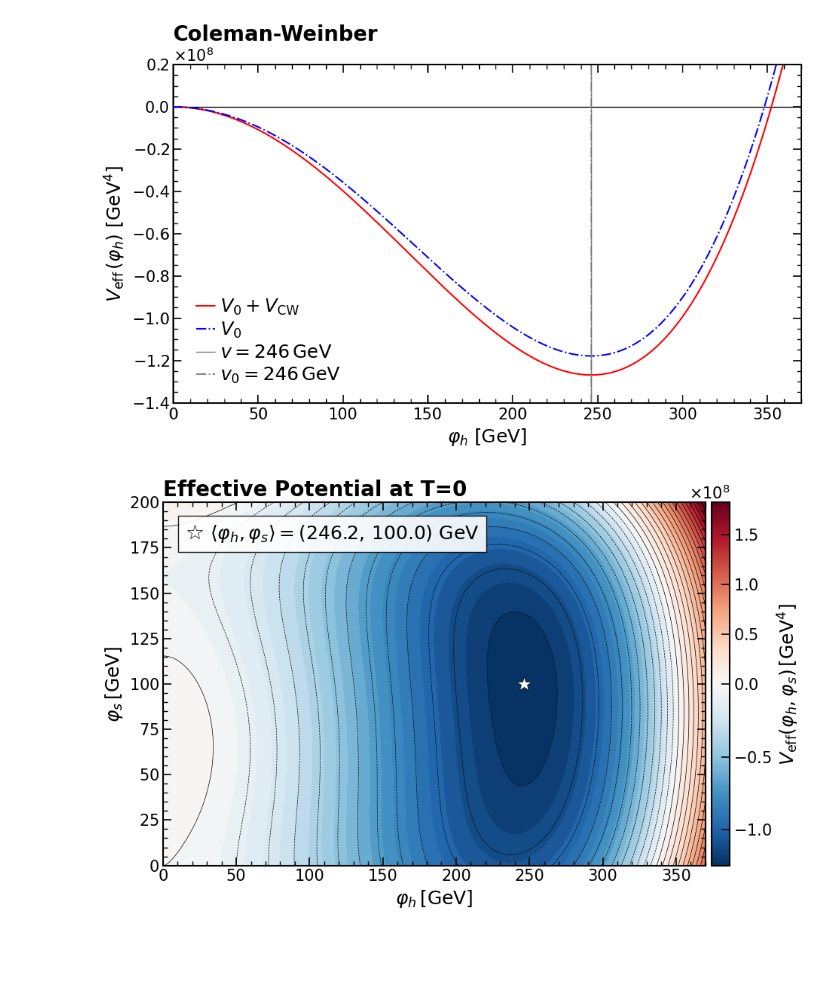
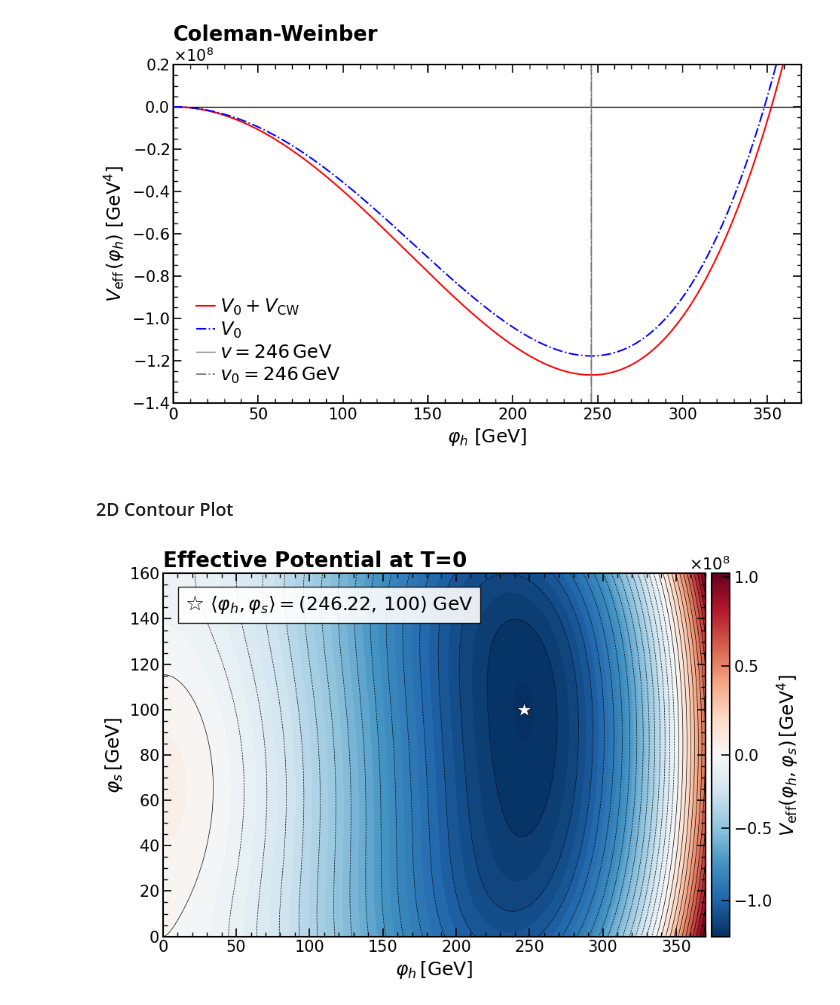
Before and after one commit to Diego-gt-phys/TFM-Repository, a Jupyter notebook: xSM_Analysis.ipynb, the cells around one changed output. Drawn from its saved outputs; the diff is of its cells as text; code cells hidden in the pictures; blank space fills up the shorter version.

```diff
--- a/xSM_Analysis.ipynb
+++ b/xSM_Analysis.ipynb
@@ -210,10 +214,12 @@ plt.savefig("Figures\CW.pdf", format="pdf", bbox_inches="tight")
 plt.show()
 # %% [output]
 [figure]
+# %% [markdown]
+### 2D Contour Plot
 # %%
 # Grid in (h, s)
 h_vals = np.linspace(0, 370, 700)
-s_vals = np.linspace(0, 200, 700)
+s_vals = np.linspace(0, 160, 700)
 H, S   = np.meshgrid(h_vals, s_vals)
 X_grid = np.column_stack([H.ravel(), S.ravel()])
 V_grid = model.Vtot(X_grid, 0.0).reshape(H.shape)
@@ -228,7 +234,7 @@ fig, ax = plt.subplots(figsize=(9.7, 6))
 cp = ax.contourf(H, S, V_shifted, levels=60, cmap='RdBu_r', norm=norm)
 ax.contour(H, S, V_shifted, levels=30, colors='k', linewidths=0.5, alpha=1)
 ax.plot(v_num, u_num, 'w*', markersize=15, zorder=5, markeredgecolor='k', markeredgewidth=0.5,
-        label=rf'$\langle\varphi_h, \varphi_s\rangle = ({v_num:.1f},\,{u_num:.1f})$ GeV')
+        label=rf'$\langle\varphi_h, \varphi_s\rangle = ({v_num:.2f},\,{u_num:.0f})$ GeV')
 
 ax.set_xlabel(r'$\varphi_h \, [\mathrm{GeV}]$', fontsize=18)
 ax.set_ylabel(r'$\varphi_s \, [\mathrm{GeV}]$', fontsize=18)
@@ -237,31 +243,31 @@ ax.ticklabel_format(style='sci', axis='y', scilimits=(-2, 2))
 ax.yaxis.get_offset_text().set_fontsize(15)
 
 for spine in ax.spines.values():
     spine.set_linewidth(1.5)
 
 ax.tick_params(axis='both', which='major', direction='in',
                length=8, width=1.2, labelsize=15, top=True, right=True)
 ax.tick_params(axis='both', which='minor', direction='in',
                length=4, width=1,   labelsize=15, top=True, right=True)
 ax.minorticks_on()
 
 cbar = fig.colorbar(sm, ax=ax, pad=0.01)
 cbar.set_label(r'$V_\mathrm{eff}(\varphi_h,\varphi_s) \, [\mathrm{GeV^4}]$', fontsize=18)
 cbar.ax.tick_params(labelsize=15)
 cbar.ax.yaxis.set_major_formatter(ScalarFormatter(useMathText=True))
 cbar.ax.yaxis.get_offset_text().set_fontsize(15)
 plt.ticklabel_format(style='sci', axis='y', scilimits=(-2,3))
 for spine in cbar.ax.spines.values():
     spine.set_linewidth(1.5)
 cbar.ax.tick_params(axis='both', which='major', direction='in',
                length=8, width=1.2, labelsize=15)
 
 ax.legend(fontsize=18, frameon=True, fancybox=False, loc = "upper left", bbox_to_anchor=(0.01, 0.99),
                ncol = 1, edgecolor="black", framealpha=0.9, labelspacing=0.2, handletextpad=0.3, handlelength=1, columnspacing=1)
 
 plt.title(r"Effective Potential at T=0", loc='left', fontsize=20, fontweight='bold')
 plt.tight_layout()
 plt.savefig(r"Figures\CW_contour.pdf", format="pdf", bbox_inches="tight")
 plt.show()
 # %% [output]
-[figure, old version]
+[figure, new version]
```
Also changed, not shown: parts of 2 cells of this notebook, 1 other file.
